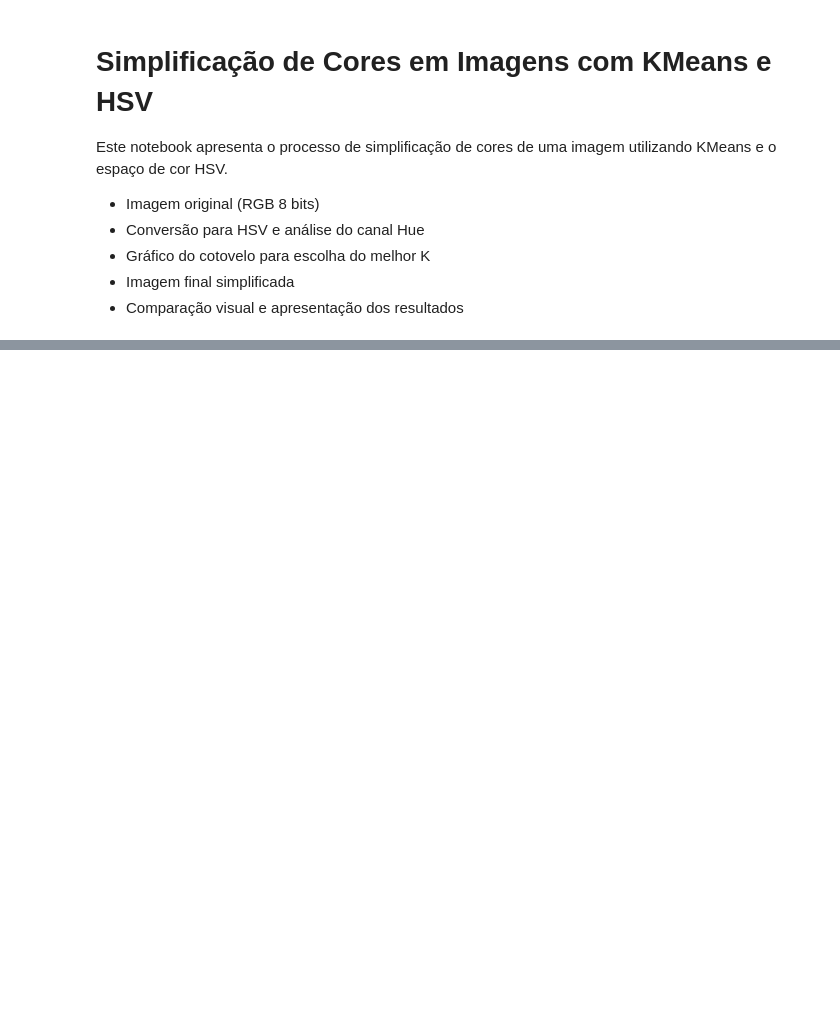
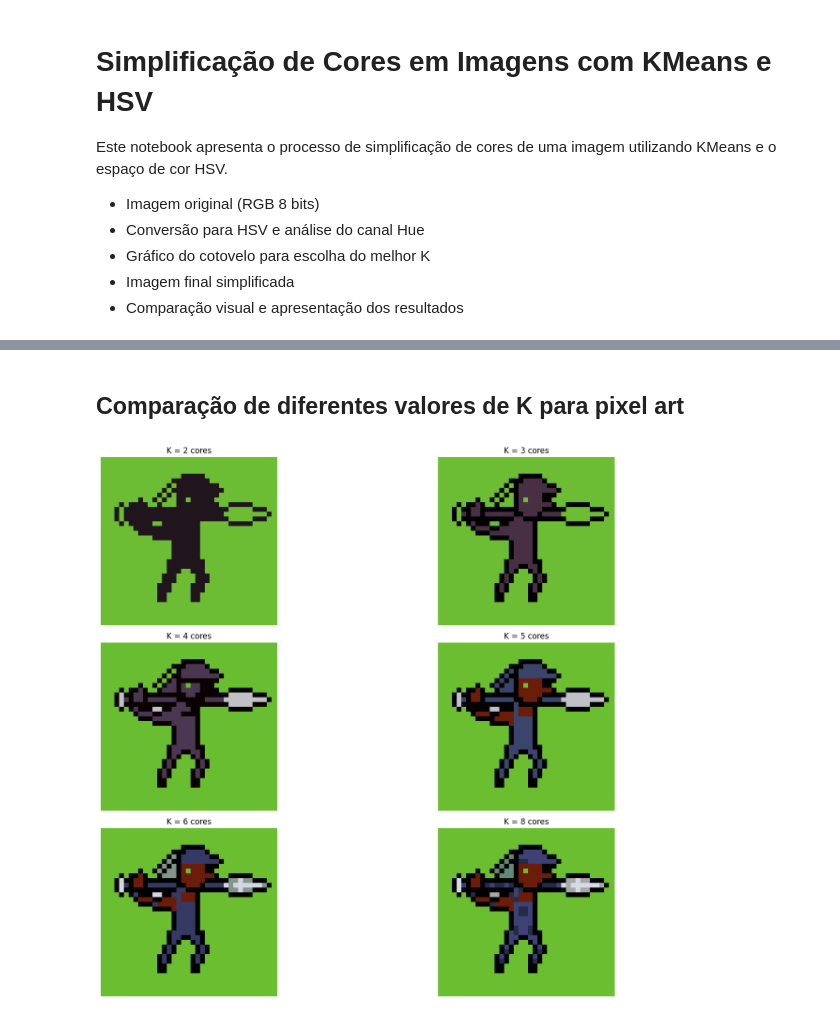
Before and after one commit to netorapg/ML, a Jupyter notebook: 30-out/imagem.ipynb, the cells around one changed output, grey strips where cells are left out. Cells and saved outputs as stored; diff of their text form; code cells hidden in the pictures; blank space fills up the shorter version.

```diff
--- a/30-out/imagem.ipynb
+++ b/30-out/imagem.ipynb
@@ -74,6 +80,6 @@ plt.show()
 # %%
 # Valor de K escolhido pelo método do cotovelo
-dominant_colors = 4
+dominant_colors = 2
 # %%
 km = KMeans(n_clusters=dominant_colors)
 km.fit(all_pixels)
@@ -115,0 +122,28 @@ plt.show()
+# %% [markdown]
+## Comparação de diferentes valores de K para pixel art
+# %%
+# Testar diferentes valores de K para encontrar o melhor para pixel art
+k_values = [2, 3, 4, 5, 6, 8]
+plt.figure(figsize=(18, 12))
+
+for idx, k in enumerate(k_values, 1):
+    km_test = KMeans(n_clusters=k, random_state=42)
+    km_test.fit(all_pixels)
+
+    centers_test = np.array(km_test.cluster_centers_, dtype='uint8')
+    colors_test = [centers_test[i] for i in range(k)]
+
+    new_img_test = np.zeros((original_shape[0] * original_shape[1], 3), dtype='uint8')
+    for ix in range(new_img_test.shape[0]):
+        new_img_test[ix] = colors_test[km_test.labels_[ix]]
+    new_img_test = new_img_test.reshape(original_shape)
+
+    plt.subplot(3, 2, idx)
+    plt.title(f'K = {k} cores')
+    plt.imshow(new_img_test)
+    plt.axis('off')
+
+plt.tight_layout()
+plt.show()
+# %% [output]
+[figure, added]
```
Also changed, not shown: parts of 8 cells of this notebook, 2 other files.
